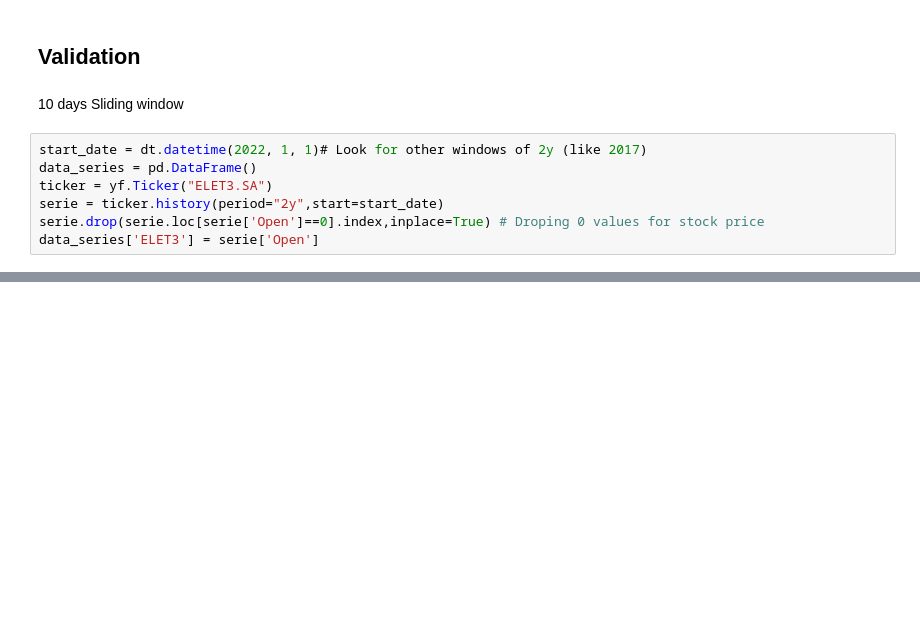
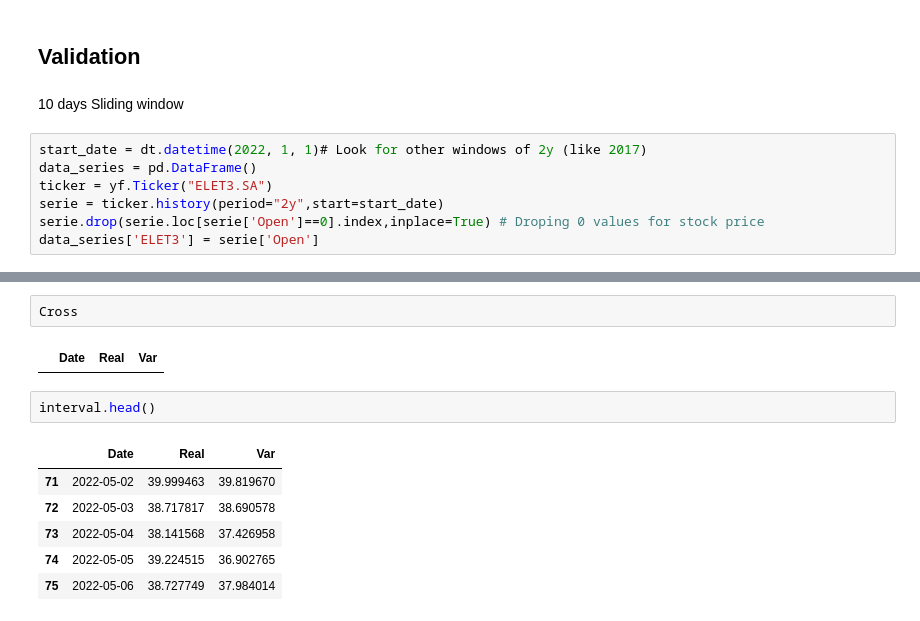
Before and after one commit to IsraelFPM/Risk-Analysis, a Jupyter notebook: ValueAtRisk.ipynb, the cells around one changed output, grey strips where cells are left out. Saved outputs shown, nothing was run; the diff lists cells and outputs as text; blank space fills up the shorter version.

```diff
--- a/ValueAtRisk.ipynb
+++ b/ValueAtRisk.ipynb
@@ -384,0 +411,13 @@ plt.legend()
+# %%
+Cross
+# %% [output]
+|  | Date | Real | Var |
+# %%
+interval.head()
+# %% [output]
+|  | Date | Real | Var |
+| 71 | 2022-05-02 | 39.999463 | 39.819670 |
+| 72 | 2022-05-03 | 38.717817 | 38.690578 |
+| 73 | 2022-05-04 | 38.141568 | 37.426958 |
+| 74 | 2022-05-05 | 39.224515 | 36.902765 |
+| 75 | 2022-05-06 | 38.727749 | 37.984014 |
```
Also changed, not shown: parts of 6 cells of this notebook.
